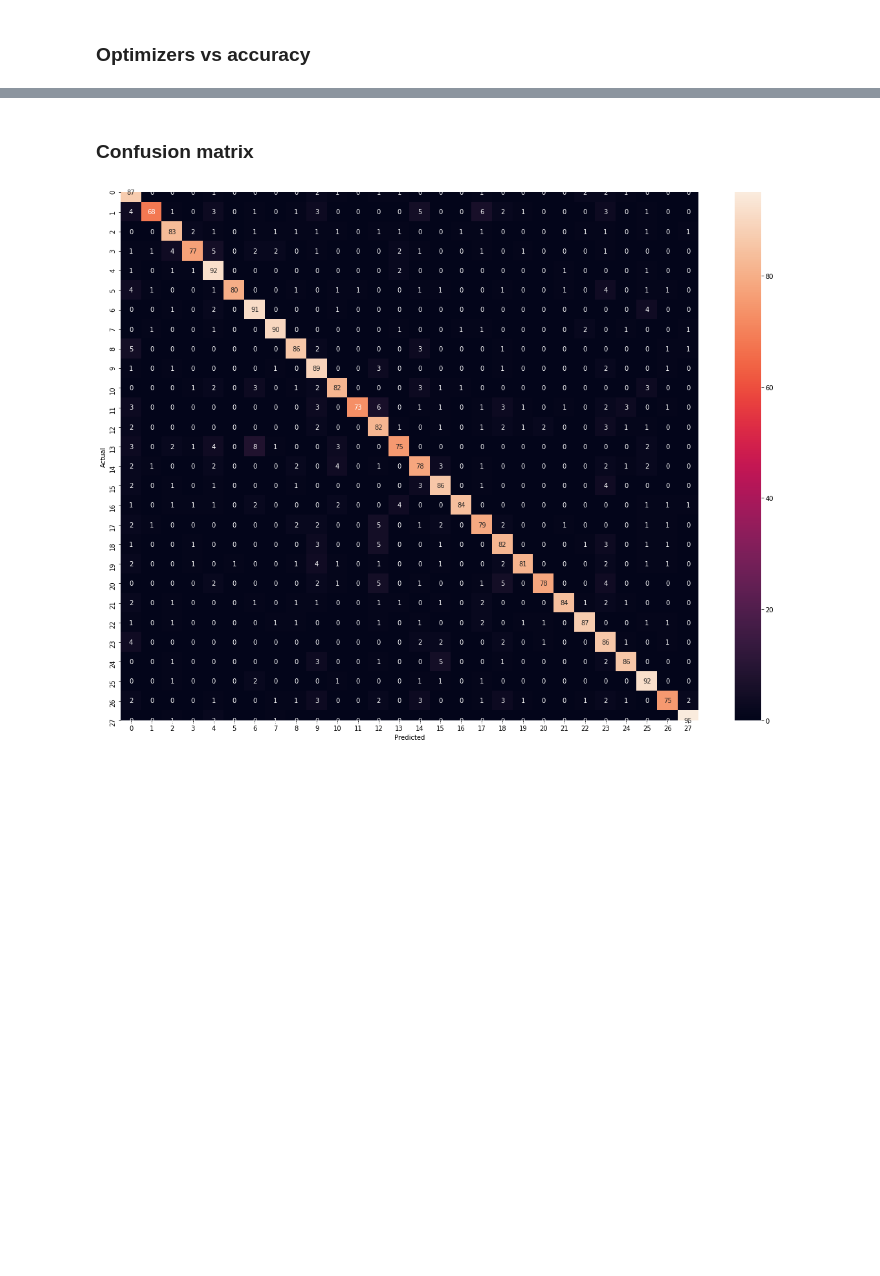
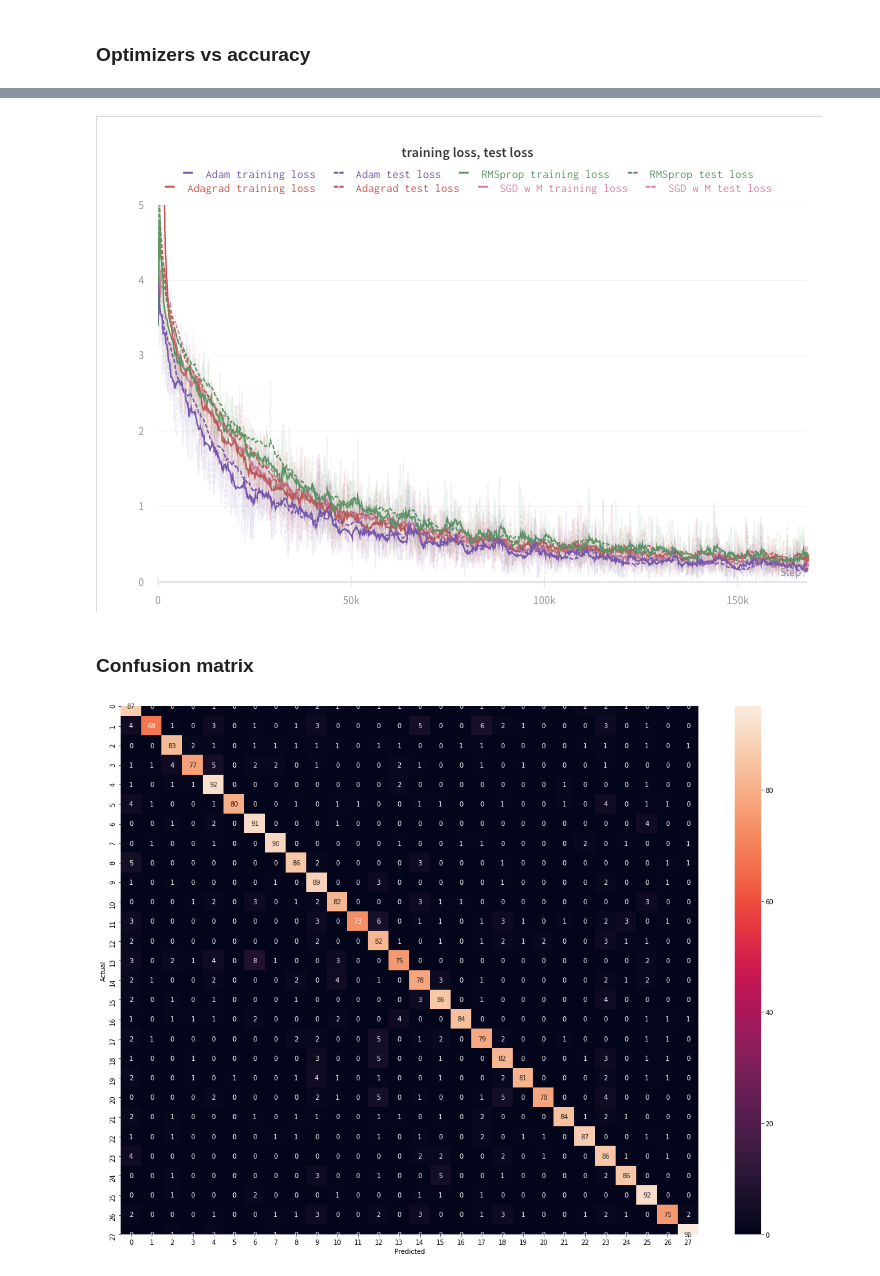
Before and after one commit to probably-nothing1/CelebritiesClassification, a Jupyter notebook: notebooks/Homework_1.ipynb, the cells around one changed output, grey strips where cells are left out. Cells and saved outputs as stored; diff of their text form; code cells hidden in the pictures; blank space fills up the shorter version.

```diff
--- a/notebooks/Homework_1.ipynb
+++ b/notebooks/Homework_1.ipynb
@@ -190,3 +219,7 @@ Image.open('loss_plots.png')
+# %%
+Image.open('optims_loss.png')
+# %% [output]
+[figure, added]
 # %% [markdown]
 ### Confusion matrix
 # %%
```
Also changed, not shown: parts of 12 cells of this notebook.
